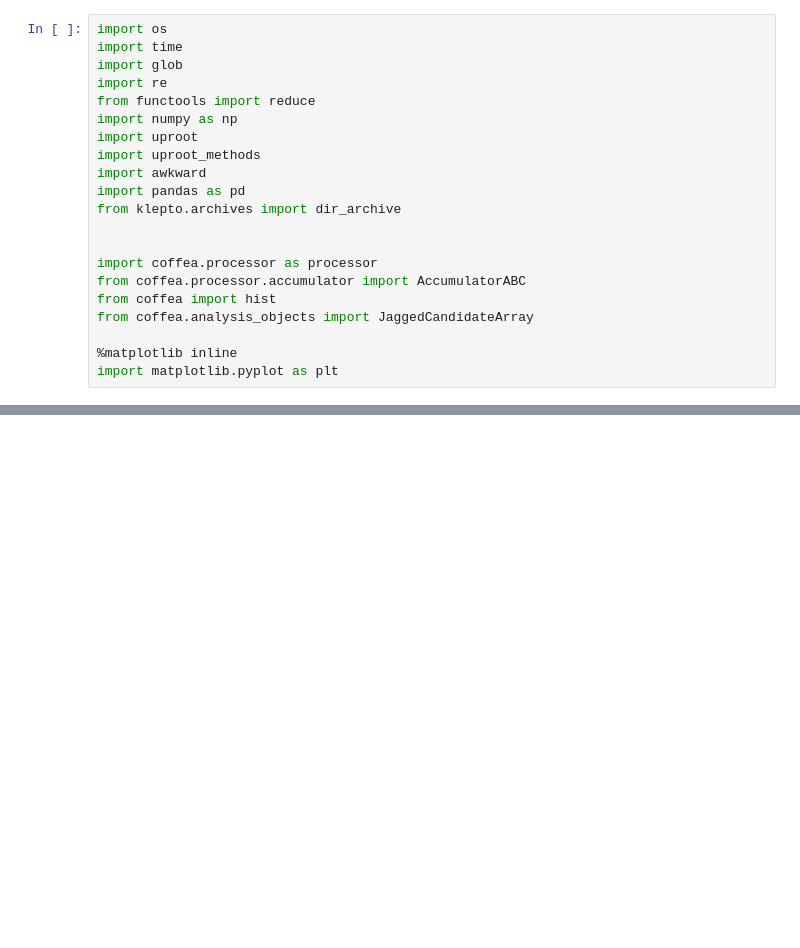
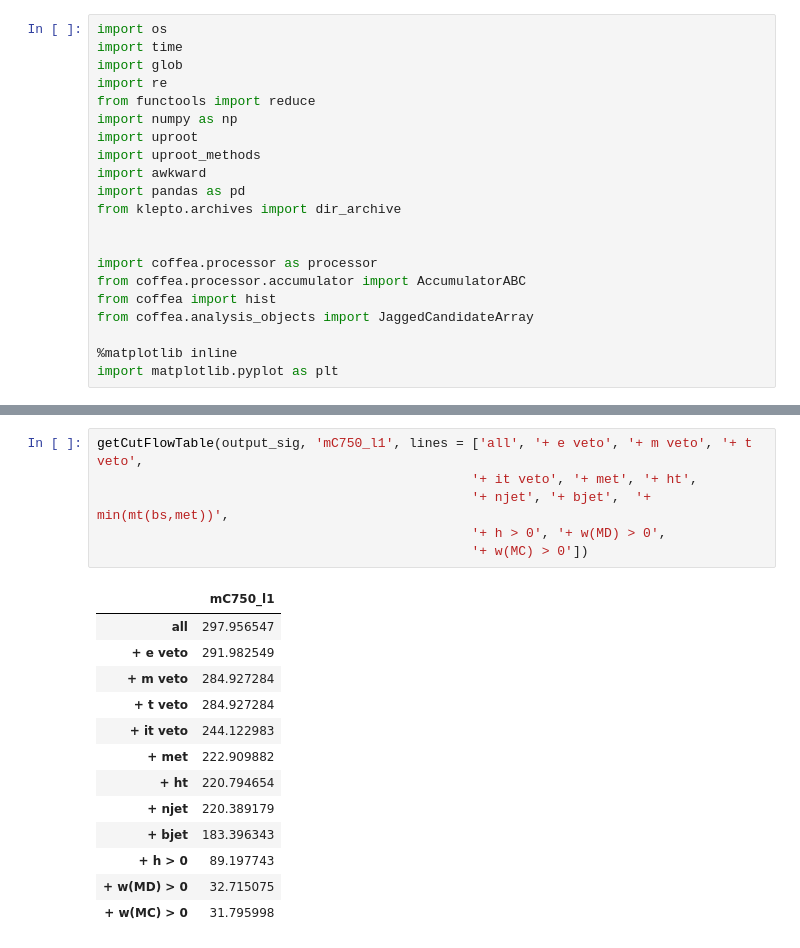
Before and after one commit to mirandabryson/WH-All-Hadronic-Coffea-Tools, a Jupyter notebook: cutflownotebook.ipynb, the cells around one changed output, grey strips where cells are left out. Cells and saved outputs as stored; diff of their text form; blank space fills up the shorter version.

```diff
--- a/cutflownotebook.ipynb
+++ b/cutflownotebook.ipynb
@@ -301,0 +400,20 @@ print(output_znunu)
+# %%
+getCutFlowTable(output_sig, 'mC750_l1', lines = ['all', '+ e veto', '+ m veto', '+ t veto',
+                                                '+ it veto', '+ met', '+ ht',
+                                                '+ njet', '+ bjet',  '+ min(mt(bs,met))',
+                                                '+ h > 0', '+ w(MD) > 0',
+                                                '+ w(MC) > 0'])
+# %% [output]
+|  | mC750_l1 |
+| all | 297.956547 |
+| + e veto | 291.982549 |
+| + m veto | 284.927284 |
+| + t veto | 284.927284 |
+| + it veto | 244.122983 |
+| + met | 222.909882 |
+| + ht | 220.794654 |
+| + njet | 220.389179 |
+| + bjet | 183.396343 |
+| + h > 0 | 89.197743 |
+| + w(MD) > 0 | 32.715075 |
+| + w(MC) > 0 | 31.795998 |
```
Also changed, not shown: parts of 12 cells of this notebook, 2 other files.
